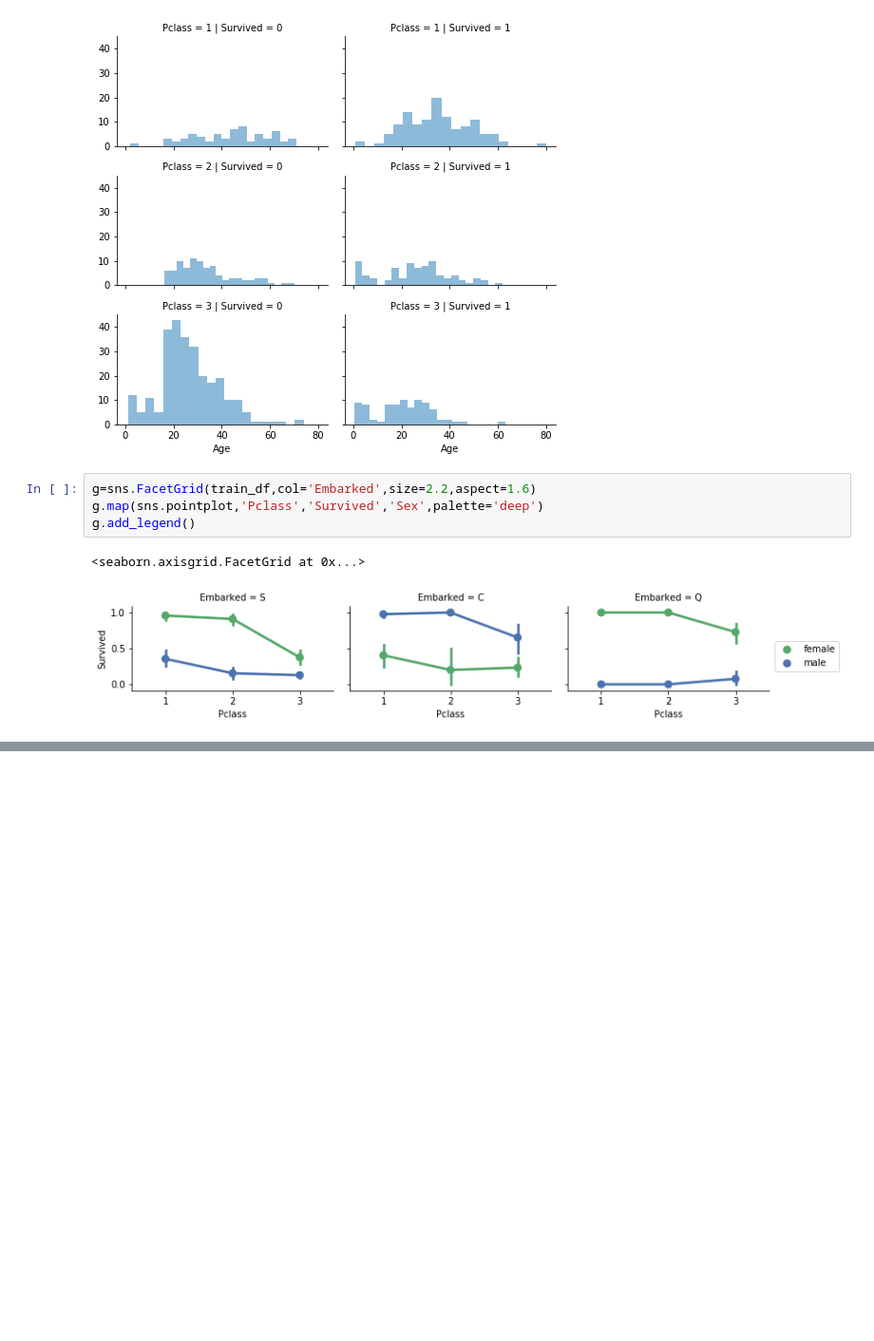
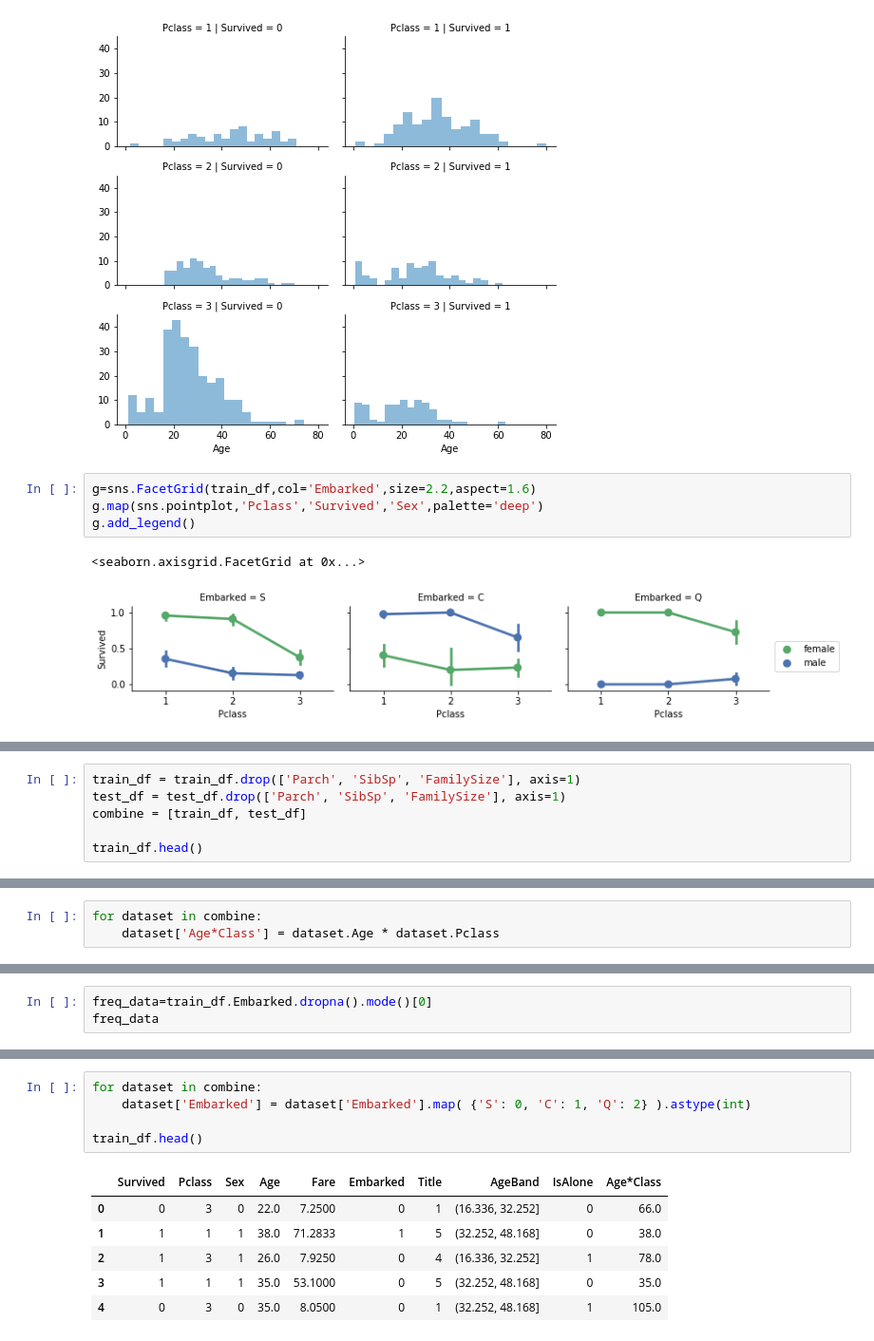
Before and after one commit to ashwingadam1/practice, a Jupyter notebook: titanic_1.ipynb, the cells around one changed output, grey strips where cells are left out. Shown at 95% size. Drawn from its saved outputs; the diff is of its cells as text; blank space fills up the shorter version.

```diff
--- a/titanic_1.ipynb
+++ b/titanic_1.ipynb
@@ -305,0 +450,6 @@ g.add_legend()
+# %%
+train_df = train_df.drop(['Parch', 'SibSp', 'FamilySize'], axis=1)
+test_df = test_df.drop(['Parch', 'SibSp', 'FamilySize'], axis=1)
+combine = [train_df, test_df]
+
+train_df.head()
@@ -305,0 +463,3 @@ g.add_legend()
+# %%
+for dataset in combine:
+    dataset['Age*Class'] = dataset.Age * dataset.Pclass
@@ -305,0 +480,3 @@ g.add_legend()
+# %%
+freq_data=train_df.Embarked.dropna().mode()[0]
+freq_data
@@ -305,0 +495,12 @@ g.add_legend()
+# %%
+for dataset in combine:
+    dataset['Embarked'] = dataset['Embarked'].map( {'S': 0, 'C': 1, 'Q': 2} ).astype(int)
+
+train_df.head()
+# %% [output]
+|  | Survived | Pclass | Sex | Age | Fare | Embarked | Title | AgeBand | IsAlone | Age*Class |
+| 0 | 0 | 3 | 0 | 22.0 | 7.2500 | 0 | 1 | (16.336, 32.252] | 0 | 66.0 |
+| 1 | 1 | 1 | 1 | 38.0 | 71.2833 | 1 | 5 | (32.252, 48.168] | 0 | 38.0 |
+| 2 | 1 | 3 | 1 | 26.0 | 7.9250 | 0 | 4 | (16.336, 32.252] | 1 | 78.0 |
+| 3 | 1 | 1 | 1 | 35.0 | 53.1000 | 0 | 5 | (32.252, 48.168] | 0 | 35.0 |
+| 4 | 0 | 3 | 0 | 35.0 | 8.0500 | 0 | 1 | (32.252, 48.168] | 1 | 105.0 |
```
Also changed, not shown: parts of 25 cells of this notebook.
